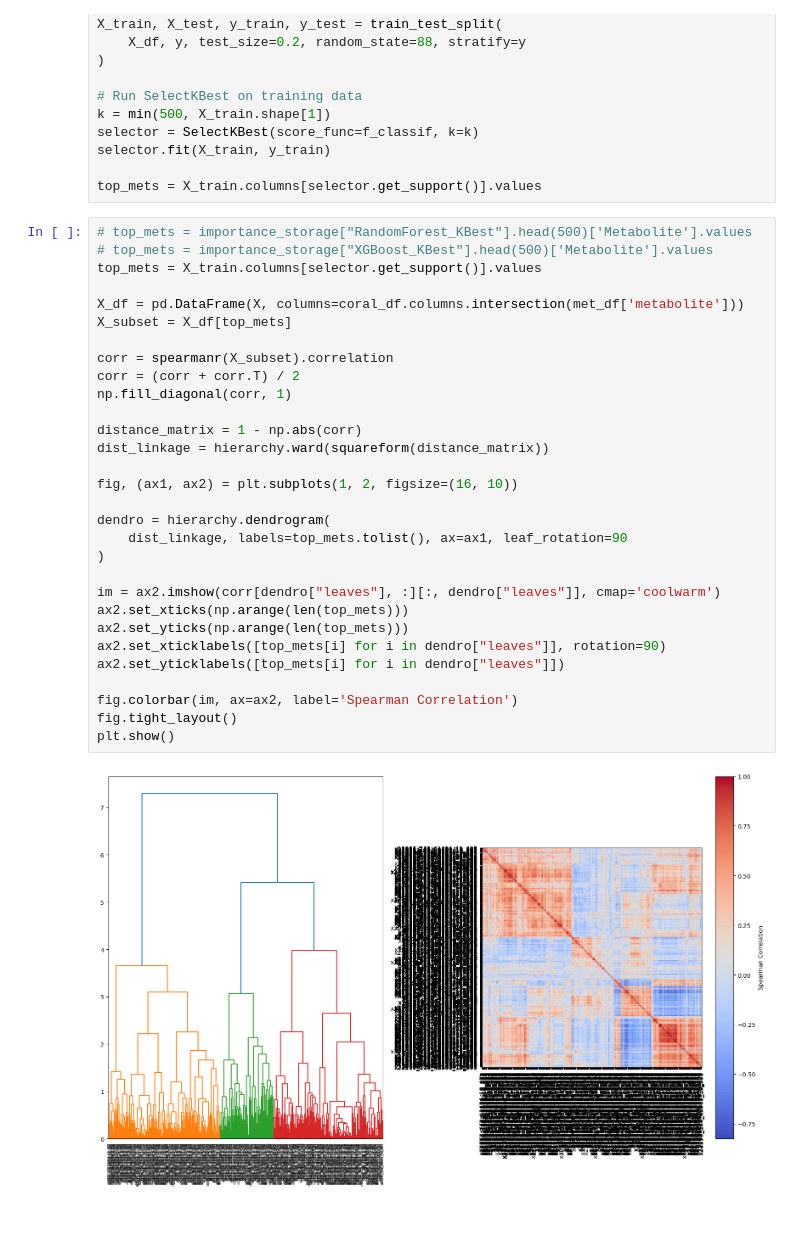
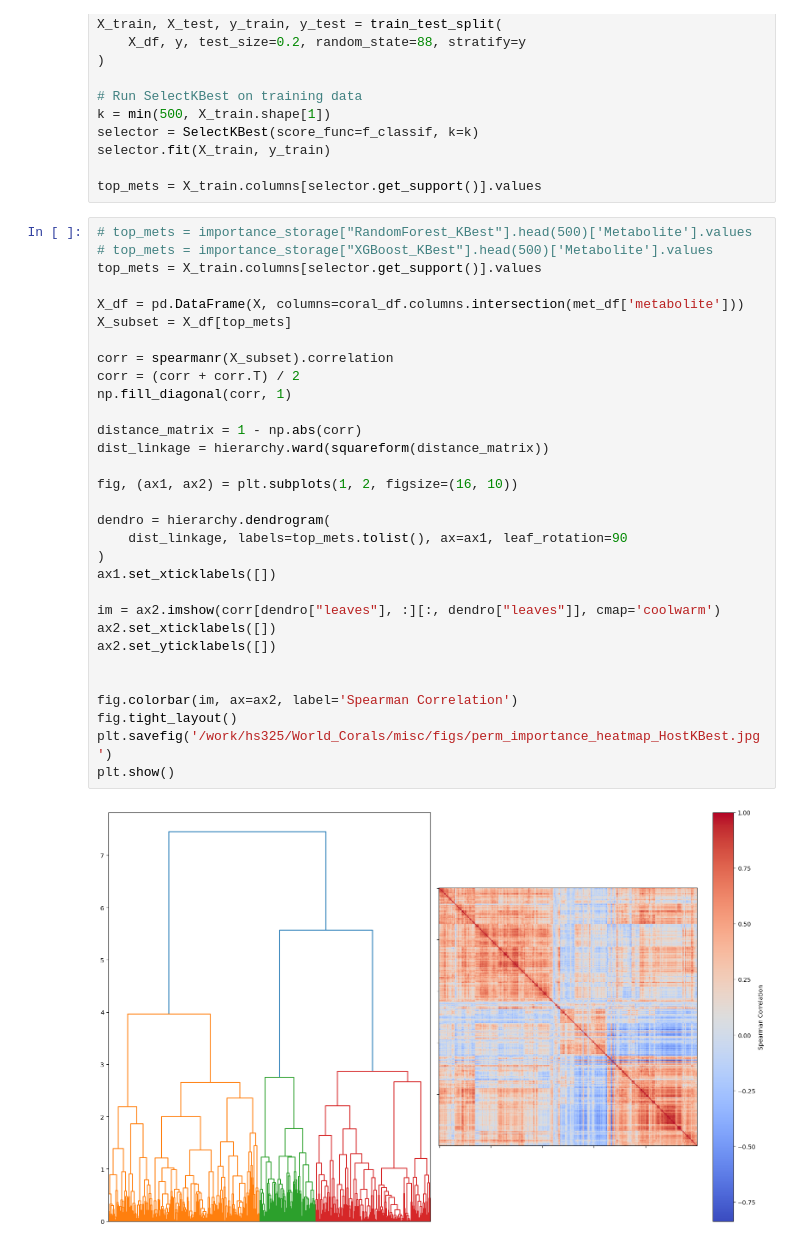
Before and after one commit to wsnowacek/World_Corals, a Jupyter notebook: machine_learning/perm_importance/feature_selection_coralmets.ipynb, the cells around one changed output. Cells and saved outputs as stored; diff of their text form; blank space fills up the shorter version.

```diff
--- a/machine_learning/perm_importance/feature_selection_coralmets.ipynb
+++ b/machine_learning/perm_importance/feature_selection_coralmets.ipynb
@@ -125,35 +125,36 @@ top_mets = X_train.columns[selector.get_support()].values
 # %%
 # top_mets = importance_storage["RandomForest_KBest"].head(500)['Metabolite'].values
 # top_mets = importance_storage["XGBoost_KBest"].head(500)['Metabolite'].values
 top_mets = X_train.columns[selector.get_support()].values
 
 X_df = pd.DataFrame(X, columns=coral_df.columns.intersection(met_df['metabolite']))
 X_subset = X_df[top_mets]
 
 corr = spearmanr(X_subset).correlation
 corr = (corr + corr.T) / 2
 np.fill_diagonal(corr, 1)
 
 distance_matrix = 1 - np.abs(corr)
 dist_linkage = hierarchy.ward(squareform(distance_matrix))
 
 fig, (ax1, ax2) = plt.subplots(1, 2, figsize=(16, 10))
 
 dendro = hierarchy.dendrogram(
     dist_linkage, labels=top_mets.tolist(), ax=ax1, leaf_rotation=90
 )
+ax1.set_xticklabels([])
 
 im = ax2.imshow(corr[dendro["leaves"], :][:, dendro["leaves"]], cmap='coolwarm')
-ax2.set_xticks(np.arange(len(top_mets)))
-ax2.set_yticks(np.arange(len(top_mets)))
-ax2.set_xticklabels([top_mets[i] for i in dendro["leaves"]], rotation=90)
-ax2.set_yticklabels([top_mets[i] for i in dendro["leaves"]])
+ax2.set_xticklabels([])
+ax2.set_yticklabels([])
+
 
 fig.colorbar(im, ax=ax2, label='Spearman Correlation')
 fig.tight_layout()
+plt.savefig('/work/hs325/World_Corals/misc/figs/perm_importance_heatmap_HostKBest.jpg')
 plt.show()
 # %% [output]
-[figure, old version]
+[figure, new version]
 # %%
 from collections import defaultdict
 from scipy.cluster import hierarchy
```
Also changed, not shown: parts of 2 cells of this notebook, 3 other files.
